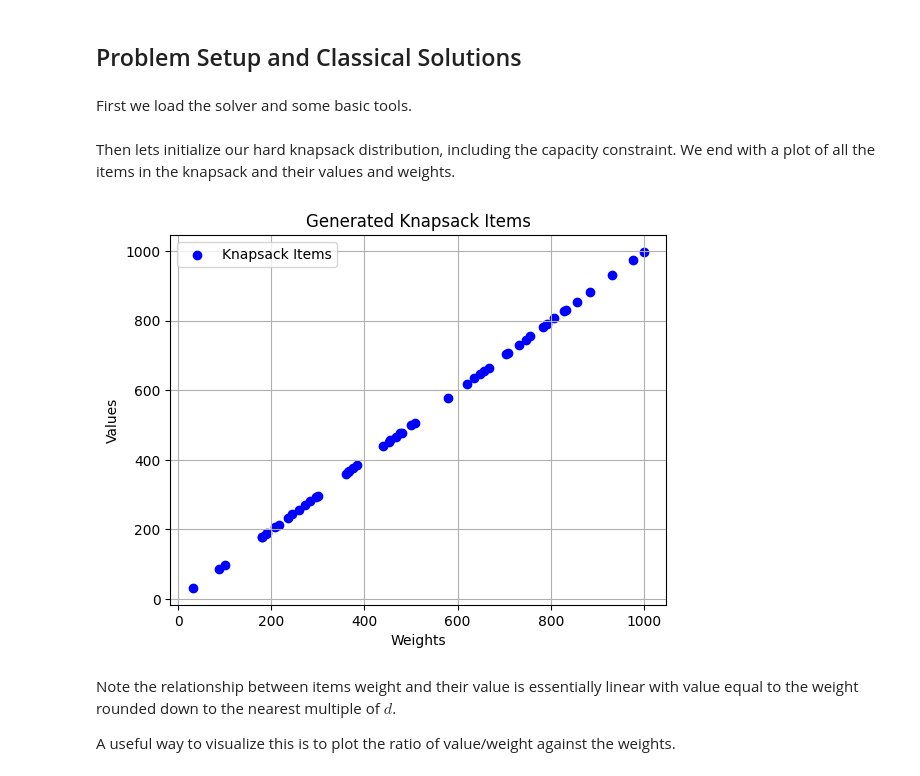
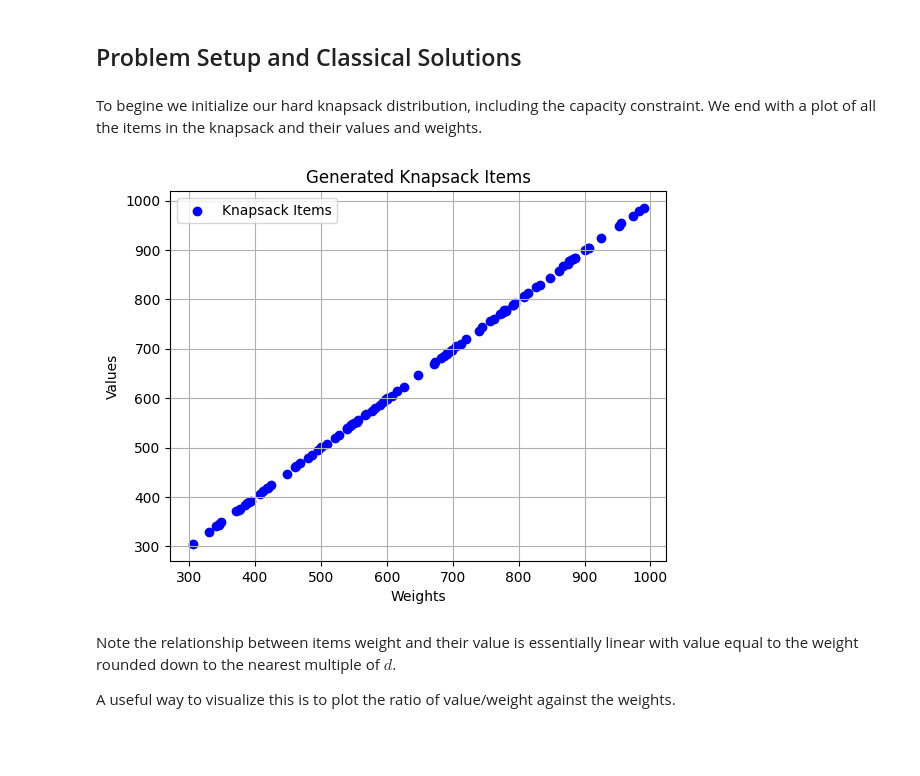
Before and after one commit to jhoule42/xQAOA_unit_commitment, a Jupyter notebook: demo.ipynb, the cells around one changed output. Cells and saved outputs as stored; diff of their text form; code cells hidden in the pictures; blank space fills up the shorter version.

```diff
--- a/demo.ipynb
+++ b/demo.ipynb
@@ -1,6 +22,12 @@
+# %%
+def generate_random_ratio(n, ratio_range = 0.005):
+    weights = np.random.randint(300, 1001, n)
+    ratios = np.random.uniform(1- ratio_range, 1, n)
+    # ratios = np.random.normal(1, ratio_range, n)
+    values = weights * ratios
+    # values = weights * (1 + (ratios - 1) * (weights / 300))
+    return weights, values
 # %% [markdown]
 # Basic Demo and debugging of the xQAOA solver.
 # %% [markdown]
 ## Problem Setup and Classical Solutions
-# %% [markdown]
-First we load the solver and some basic tools.
@@ -24,21 +34,25 @@ from qiskit.quantum_info import SparsePauliOp
 # %% [markdown]
-Then lets initialize our hard knapsack distribution, including the capacity constraint. We end with a plot of all the items in the knapsack and their values and weights.
+To begine we initialize our hard knapsack distribution, including the capacity constraint. We end with a plot of all the items in the knapsack and their values and weights.
 # %%
-n = 50  # Number of items
+n = 100  # Number of items
 d = 4  # Technical term in definition of profit distribution setting how far values can differ from weights
-[weights,values] = generate_profit(n, d) # create the list of knapsack items
-capacity = 0.7 * np.sum(weights)  # Set weight limit to 70% of total weight
+
+# [weights,values] = generate_profit(n, d) # create the list of knapsack items
+## Testing alternate generator
+[weights,values] = generate_random_ratio(n) # create the list of knapsack items
+
+capacity = 0.1 * np.sum(weights)  # Set weight limit to 70% of total weight
 
 # Plot the knapsack items
 plt.scatter(weights, values, color='blue', marker='o', label='Knapsack Items')
 plt.title('Generated Knapsack Items')
 plt.xlabel('Weights')
 plt.ylabel('Values')
 plt.legend()
 plt.grid(True)
 plt.show()
 # %% [output]
-[figure, old version]
+[figure, new version]
 # %% [markdown]
 Note the relationship between items weight and their value is essentially linear with value equal to the weight rounded down to the nearest multiple of $d$.
 
```
Also changed, not shown: parts of 9 cells of this notebook, 1 other file.
